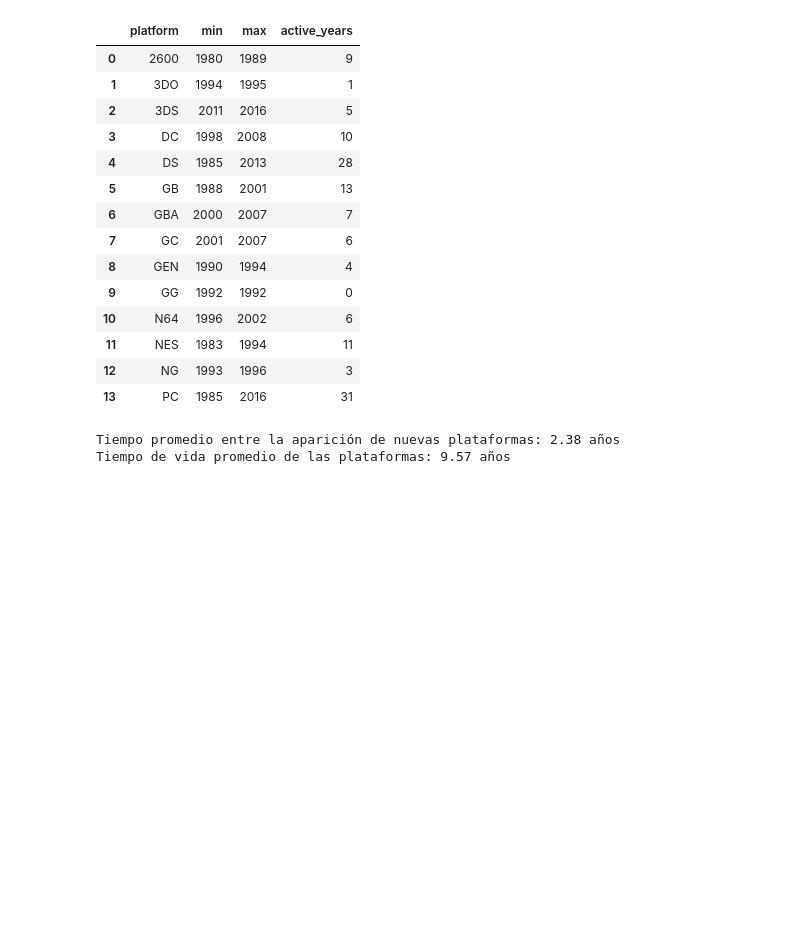
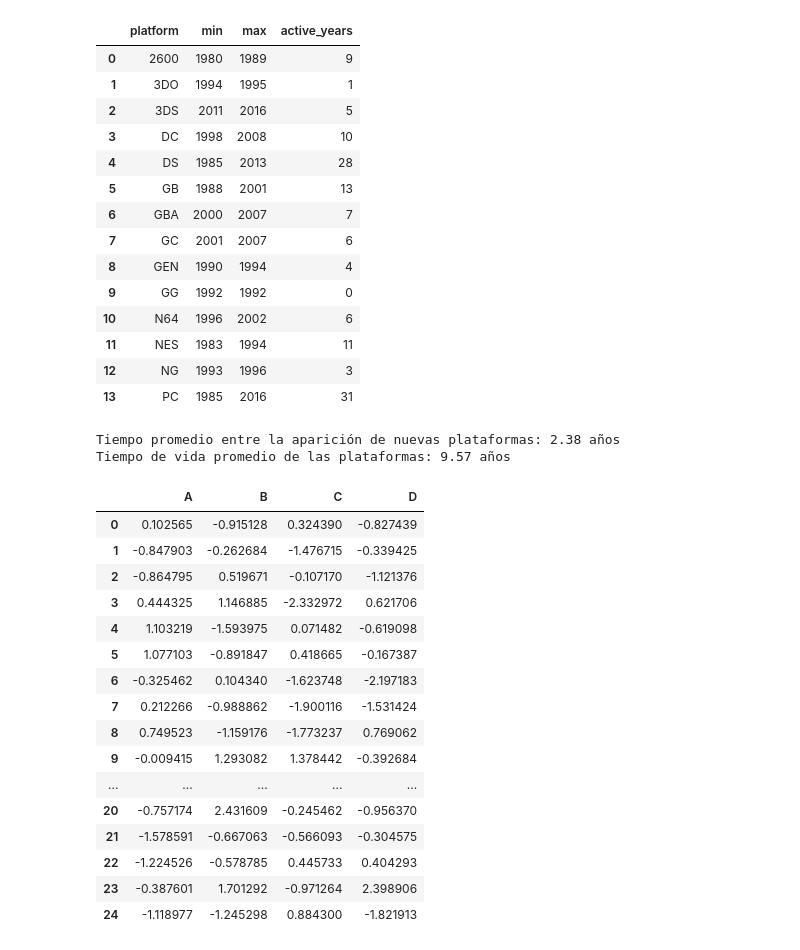
Before and after one commit to ljpiere/data_python_classes, a Jupyter notebook: Blank/Untitled.ipynb, the cells around one changed output. Saved outputs shown, nothing was run; the diff lists cells and outputs as text; code cells hidden in the pictures; blank space fills up the shorter version.

```diff
--- a/Blank/Untitled.ipynb
+++ b/Blank/Untitled.ipynb
@@ -44,0 +51,20 @@ Tiempo de vida promedio de las plataformas: 9.57 años
+# %%
+df
+# %% [output]
+|  | A | B | C | D |
+| 0 | 0.102565 | -0.915128 | 0.324390 | -0.827439 |
+| 1 | -0.847903 | -0.262684 | -1.476715 | -0.339425 |
+| 2 | -0.864795 | 0.519671 | -0.107170 | -1.121376 |
+| 3 | 0.444325 | 1.146885 | -2.332972 | 0.621706 |
+| 4 | 1.103219 | -1.593975 | 0.071482 | -0.619098 |
+| 5 | 1.077103 | -0.891847 | 0.418665 | -0.167387 |
+| 6 | -0.325462 | 0.104340 | -1.623748 | -2.197183 |
+| 7 | 0.212266 | -0.988862 | -1.900116 | -1.531424 |
+| 8 | 0.749523 | -1.159176 | -1.773237 | 0.769062 |
+| 9 | -0.009415 | 1.293082 | 1.378442 | -0.392684 |
+| ... | ... | ... | ... | ... |
+| 20 | -0.757174 | 2.431609 | -0.245462 | -0.956370 |
+| 21 | -1.578591 | -0.667063 | -0.566093 | -0.304575 |
+| 22 | -1.224526 | -0.578785 | 0.445733 | 0.404293 |
+| 23 | -0.387601 | 1.701292 | -0.971264 | 2.398906 |
+| 24 | -1.118977 | -1.245298 | 0.884300 | -1.821913 |
```
Also changed, not shown: parts of 7 cells of this notebook, 2 other files.
